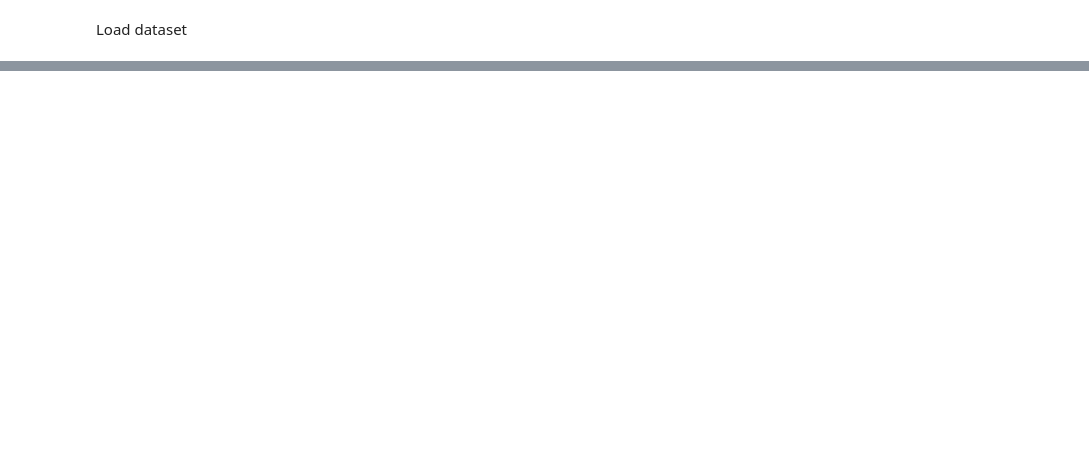
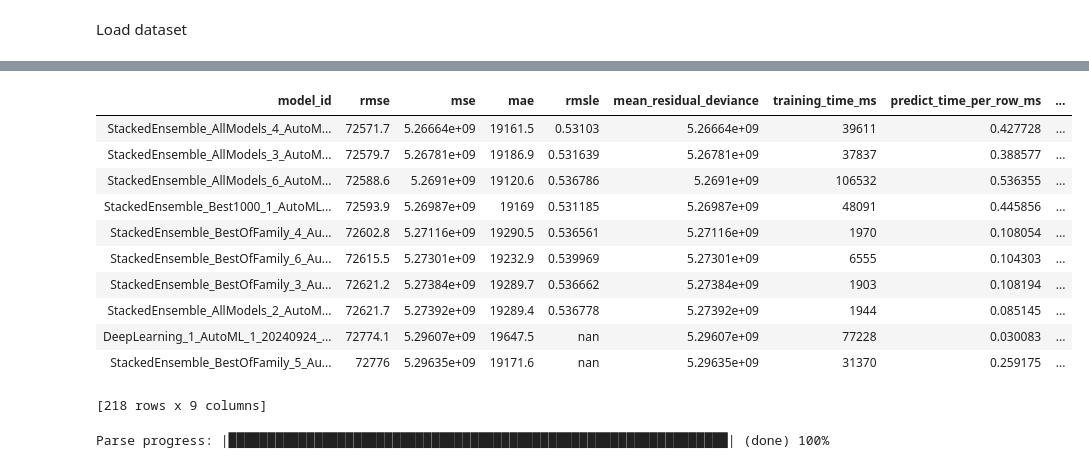
Before and after one commit to rubanzasilva/regression_of-_used_car_prices, a Jupyter notebook: used-cars-h20.ipynb, the cells around one changed output, grey strips where cells are left out. Drawn from its saved outputs; the diff is of its cells as text; code cells hidden in the pictures; blank space fills up the shorter version.

Commit message:
Kaggle Notebook | used_cars_h20 | Version 8

```diff
--- a/used-cars-h20.ipynb
+++ b/used-cars-h20.ipynb
@@ -51,4 +91,5 @@ from h2o.automl import H2OAutoML
 # %% [markdown]
 Load dataset
 # %%
-train_df = pd.read_csv('/kaggle/input/playground-series-s4e9/train.csv', index_col='id')
+path = Path('/kaggle/input/playground-series-s4e9/')
+path
@@ -55,3 +98,7 @@ train_df = pd.read_csv('/kaggle/input/playground-series-s4e9/train.csv', index_c
+# %%
+train_df = pd.read_csv(path/'train.csv',index_col='id')
+test_df = pd.read_csv(path/'test.csv',index_col='id')
+sub_df = pd.read_csv(path/'sample_submission.csv')
 # %%
 #x = train_df.columns
 #y = "price"
@@ -66,0 +175,21 @@ aml.train(y='price', training_frame=train_data)
+# %%
+# Get leaderboard with all possible columns
+lb = h2o.automl.get_leaderboard(aml, extra_columns = "ALL")
+lb
+# %% [output]
+| model_id | rmse | mse | mae | rmsle | mean_residual_deviance | training_time_ms | predict_time_per_row_ms | ... |
+| StackedEnsemble_AllModels_4_AutoM... | 72571.7 | 5.26664e+09 | 19161.5 | 0.53103 | 5.26664e+09 | 39611 | 0.427728 | ... |
+| StackedEnsemble_AllModels_3_AutoM... | 72579.7 | 5.26781e+09 | 19186.9 | 0.531639 | 5.26781e+09 | 37837 | 0.388577 | ... |
+| StackedEnsemble_AllModels_6_AutoM... | 72588.6 | 5.2691e+09 | 19120.6 | 0.536786 | 5.2691e+09 | 106532 | 0.536355 | ... |
+| StackedEnsemble_Best1000_1_AutoML... | 72593.9 | 5.26987e+09 | 19169 | 0.531185 | 5.26987e+09 | 48091 | 0.445856 | ... |
+| StackedEnsemble_BestOfFamily_4_Au... | 72602.8 | 5.27116e+09 | 19290.5 | 0.536561 | 5.27116e+09 | 1970 | 0.108054 | ... |
+| StackedEnsemble_BestOfFamily_6_Au... | 72615.5 | 5.27301e+09 | 19232.9 | 0.539969 | 5.27301e+09 | 6555 | 0.104303 | ... |
+| StackedEnsemble_BestOfFamily_3_Au... | 72621.2 | 5.27384e+09 | 19289.7 | 0.536662 | 5.27384e+09 | 1903 | 0.108194 | ... |
+| StackedEnsemble_AllModels_2_AutoM... | 72621.7 | 5.27392e+09 | 19289.4 | 0.536778 | 5.27392e+09 | 1944 | 0.085145 | ... |
+| DeepLearning_1_AutoML_1_20240924_... | 72774.1 | 5.29607e+09 | 19647.5 | nan | 5.29607e+09 | 77228 | 0.030083 | ... |
+| StackedEnsemble_BestOfFamily_5_Au... | 72776 | 5.29635e+09 | 19171.6 | nan | 5.29635e+09 | 31370 | 0.259175 | ... |
+[218 rows x 9 columns]
+# %%
+test_data = h2o.H2OFrame(test_df)
+# %% [output]
+Parse progress: |████████████████████████████████████████████████████████████████| (done) 100%
```
Also changed, not shown: parts of 16 cells of this notebook.
